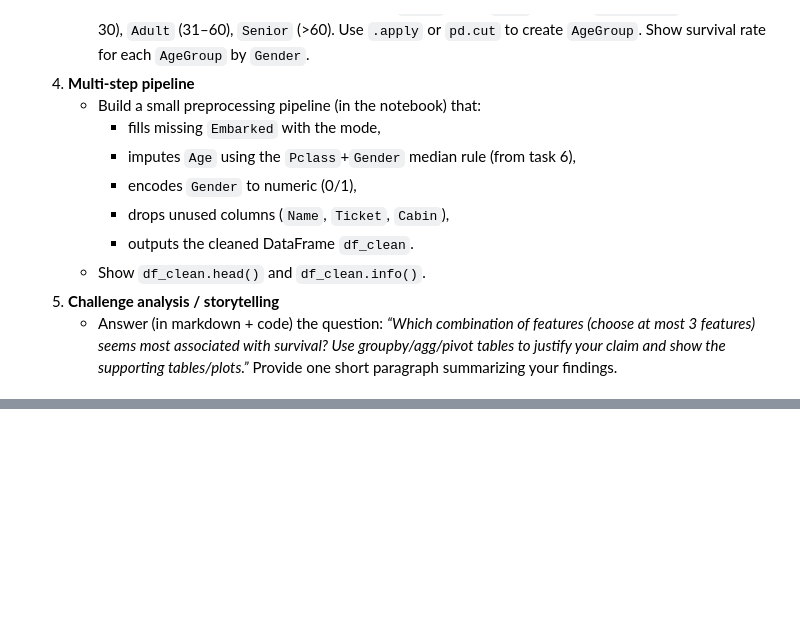
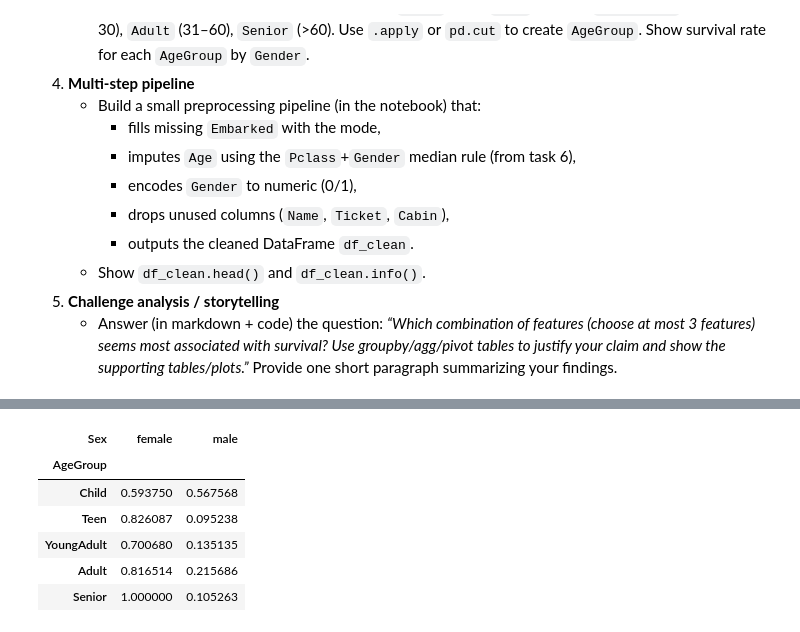
Before and after one commit to jaidev3/machine-learning, a Jupyter notebook: pandas-practice/titanic_pandas_assignment.ipynb, the cells around one changed output, grey strips where cells are left out. Saved outputs shown, nothing was run; the diff lists cells and outputs as text; code cells hidden in the pictures; blank space fills up the shorter version.

```diff
--- a/pandas-practice/titanic_pandas_assignment.ipynb
+++ b/pandas-practice/titanic_pandas_assignment.ipynb
@@ -298,0 +334,17 @@ Name: Survived, dtype: float64
+# %%
+fare_q99 = df['Fare'].quantile(0.99)
+df['Fare_outlier'] = df['Fare'] > fare_q99
+
+fare_mean_before = df['Fare'].mean()
+fare_median_before = df['Fare'].median()
+
+df['Fare'] = np.where(df['Fare_outlier'], fare_q99, df['Fare'])
+
+fare_mean_after = df['Fare'].mean()
+fare_median_after = df['Fare'].median()
+
+pd.DataFrame({
+    'metric': ['mean', 'median', 'q99', 'num_outliers'],
+    'before': [fare_mean_before, fare_median_before, fare_q99, df['Fare_outlier'].sum()],
+    'after':  [fare_mean_after,  fare_median_after,  fare_q99, df['Fare_outlier'].sum()],
+})
@@ -298,0 +357,15 @@ Name: Survived, dtype: float64
+# %%
+bins = [-np.inf, 12, 17, 30, 60, np.inf]
+labels = ['Child', 'Teen', 'YoungAdult', 'Adult', 'Senior']
+df['AgeGroup'] = pd.cut(df['Age_imputed'], bins=bins, labels=labels, right=True)
+
+survival_age_sex = df.pivot_table(index='AgeGroup', columns='Sex', values='Survived', aggfunc='mean')
+survival_age_sex
+# %% [output]
+| Sex | female | male |
+| AgeGroup |  |  |
+| Child | 0.593750 | 0.567568 |
+| Teen | 0.826087 | 0.095238 |
+| YoungAdult | 0.700680 | 0.135135 |
+| Adult | 0.816514 | 0.215686 |
+| Senior | 1.000000 | 0.105263 |
```
Also changed, not shown: parts of 6 cells of this notebook, 3 other files.
